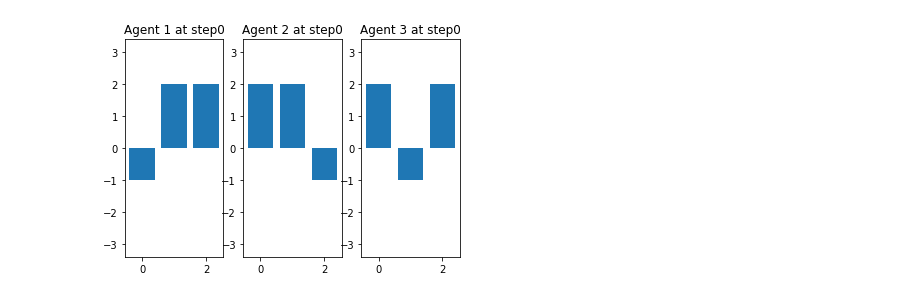
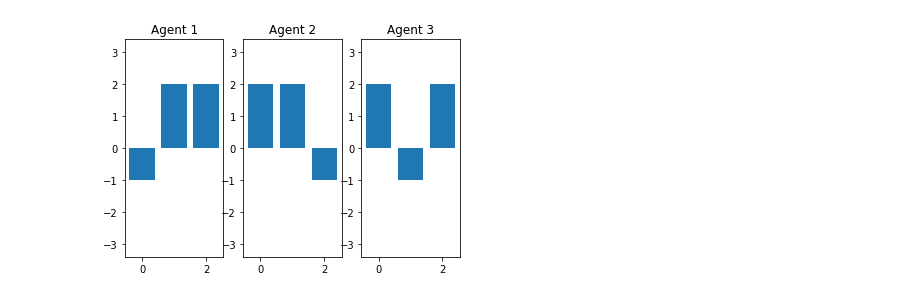
Before and after one commit to tlgleo/sharing_resources, a Jupyter notebook: sharing_resources.ipynb, the cells around one changed output. Cells and saved outputs as stored; diff of their text form; code cells hidden in the pictures.

```diff
--- a/sharing_resources.ipynb
+++ b/sharing_resources.ipynb
@@ -220,7 +220,7 @@ class Environment:
 
     def add_transactions_var(self, state, trans_var):
         #state : array nA x nI
-        #trans_var : variable for optimisation, liste
+        #trans_var : variable for optimisation, list
         transactions = d1_2_mat_list(trans_var, self.n_items)
         return self.add_transactions_np(state, transactions)
 
@@ -345,12 +345,16 @@ class Environment:
                         self.transaction(agent_source, agent_target, it, alloc)
 
 
-    def show(self):
+    def show(self, debug=False):
         fig, axs = plt.subplots(1, self.n_agents)
         for i in range(self.n_agents):
             axs[i].bar(np.arange(self.n_items),self.get_observation(i), orientation = 'vertical')
             axs[i].axis('equal')
-            axs[i].set_title('Agent ' + str(i+1) + ' at step' + str(self.t))
+
+            if debug:
+                axs[i].set_title('Agent ' + str(i+1) + ' at step' + str(self.t))
+            else:
+                axs[i].set_title('Agent ' + str(i+1))
             axs[i].set_ylim([-1,1])
 
-#env = Environment(3,4, liste_agents_A)
+#env = Environment(3,4, agents)
@@ -357,13 +390,15 @@ class Environment:
 # %%
-algo2 = TFT(0.1, 0.2, 0.7)
-algo1 = TFT(0.2, 0.1, 0.6)
-egoist = TFT(1, 0, 0.5)
+ALGO_2 = TFT(0.1, 0.2, 0.7)
+ALGO_1 = TFT(0.2, 0.1, 0.6)
+EGOIST = TFT(1, 0, 0.5)
 
-n_agents = 3
-n_items = 3
-a1 = Agent(0, n_agents, n_items, algo1)
-a2 = Agent(1, n_agents, n_items, algo1)
-a3 = Agent(2, n_agents, n_items, algo1)
-#a4 = Agent(3, n_agents, n_items, algo1)
+state = STATE_E
+n_agents = len(state)
+n_items = len(state[0])
 
-liste_agents_A = [a1, a2, a3]
+agents = [
+    Agent(0, n_agents, n_items, ALGO_1),
+    Agent(1, n_agents, n_items, ALGO_1),
+    Agent(2, n_agents, n_items, ALGO_1),
+    #Agent(3, n_agents, n_items, ALGO_1),
+]
@@ -399,12 +405,10 @@ state_E = np.array(
 # %%
-n_agents = 3
-n_items = 3
-env = Environment(n_agents, n_items, liste_agents_A)
-env.init_state(state_E)
+env = Environment(n_agents, n_items, agents)
+env.init_state(state)
 #env.init_state(new_s)
 env.show()
 # %% [output]
-[figure, old version]
+[figure, new version]
 # %%
 env.show()
 print(env.hist_SW)
```
Also changed, not shown: parts of 12 cells of this notebook.
